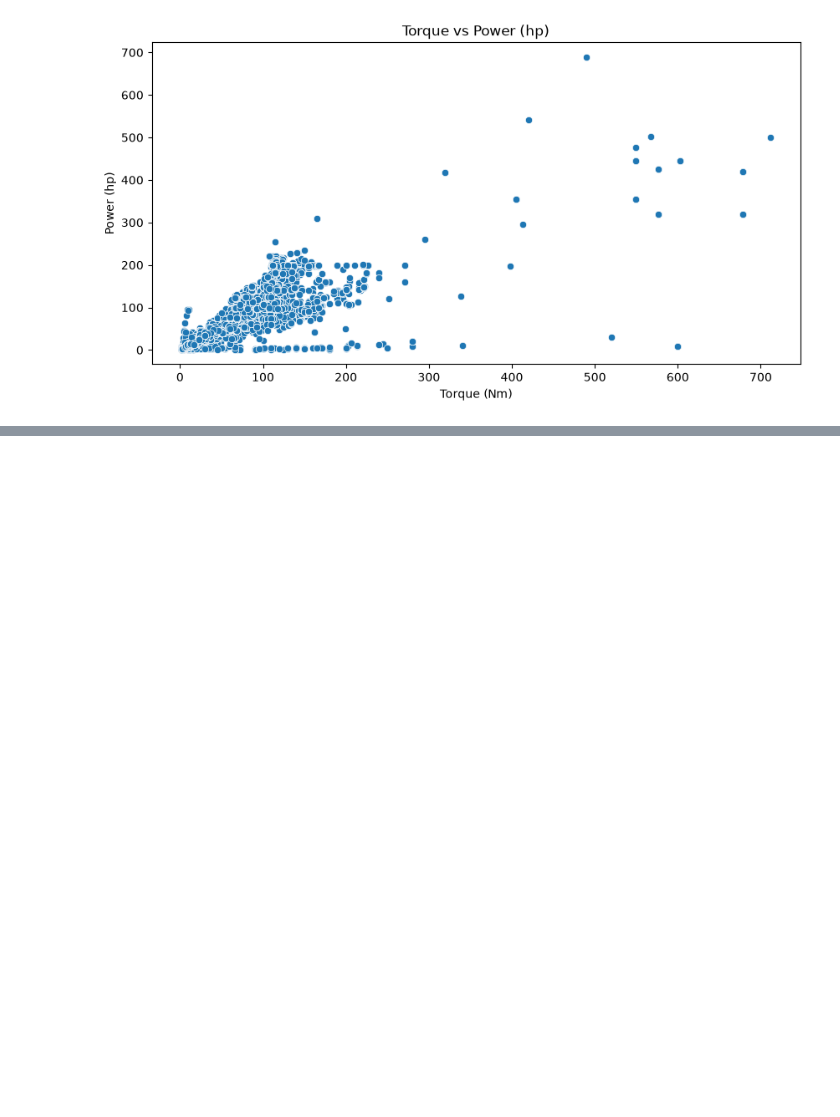
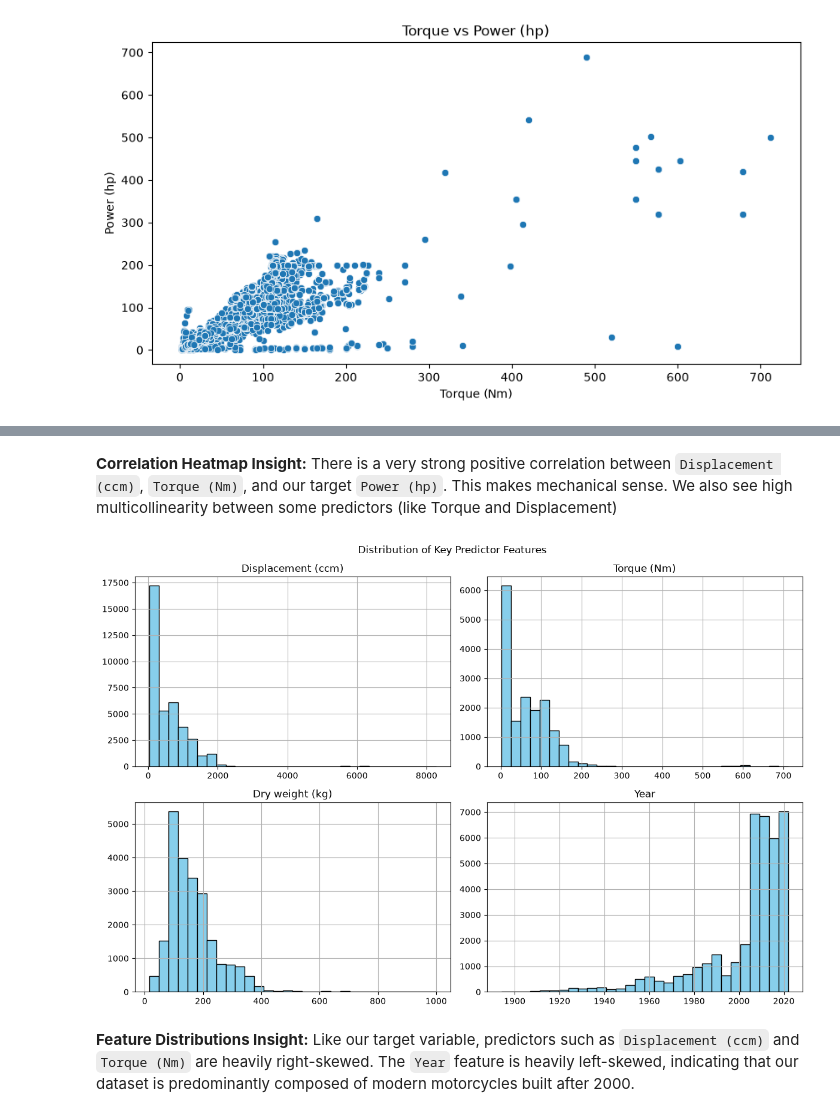
Before and after one commit to Vishnu-Girish/ml-capstone, a Jupyter notebook: notebooks/regression.ipynb, the cells around one changed output, grey strips where cells are left out. Cells and saved outputs as stored; diff of their text form; code cells hidden in the pictures; blank space fills up the shorter version.

```diff
--- a/notebooks/regression.ipynb
+++ b/notebooks/regression.ipynb
@@ -67,0 +103,13 @@ plt.show()
+# %% [markdown]
+**Correlation Heatmap Insight:** There is a very strong positive correlation between `Displacement (ccm)`, `Torque (Nm)`, and our target `Power (hp)`. This makes mechanical sense. We also see high multicollinearity between some predictors (like Torque and Displacement)
+# %%
+# Plotting distributions of key numeric features
+key_features = ['Displacement (ccm)', 'Torque (Nm)', 'Dry weight (kg)', 'Year']
+df[key_features].hist(bins=30, figsize=(12, 8), color='skyblue', edgecolor='black')
+plt.suptitle('Distribution of Key Predictor Features')
+plt.tight_layout()
+plt.show()
+# %% [output]
+[figure, added]
+# %% [markdown]
+**Feature Distributions Insight:** Like our target variable, predictors such as `Displacement (ccm)` and `Torque (Nm)` are heavily right-skewed. The `Year` feature is heavily left-skewed, indicating that our dataset is predominantly composed of modern motorcycles built after 2000.
```
Also changed, not shown: parts of 17 cells of this notebook.
